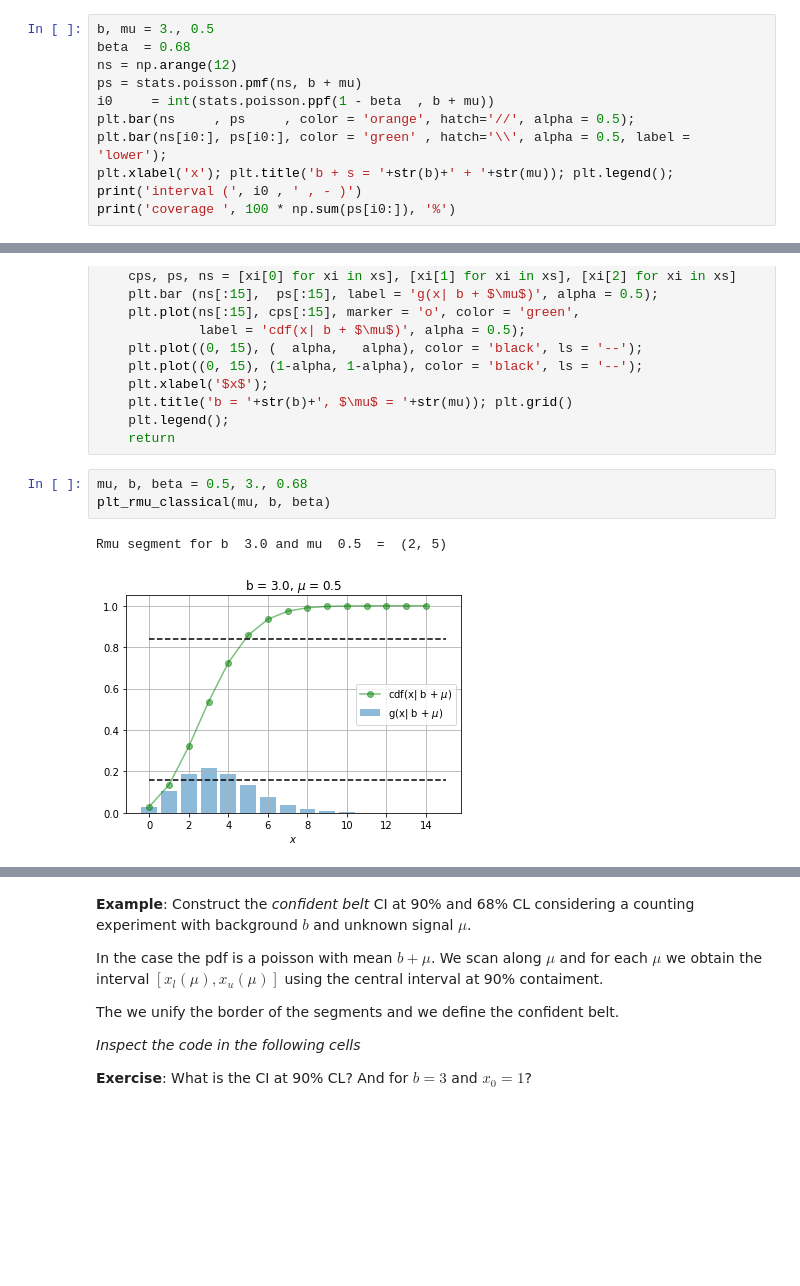
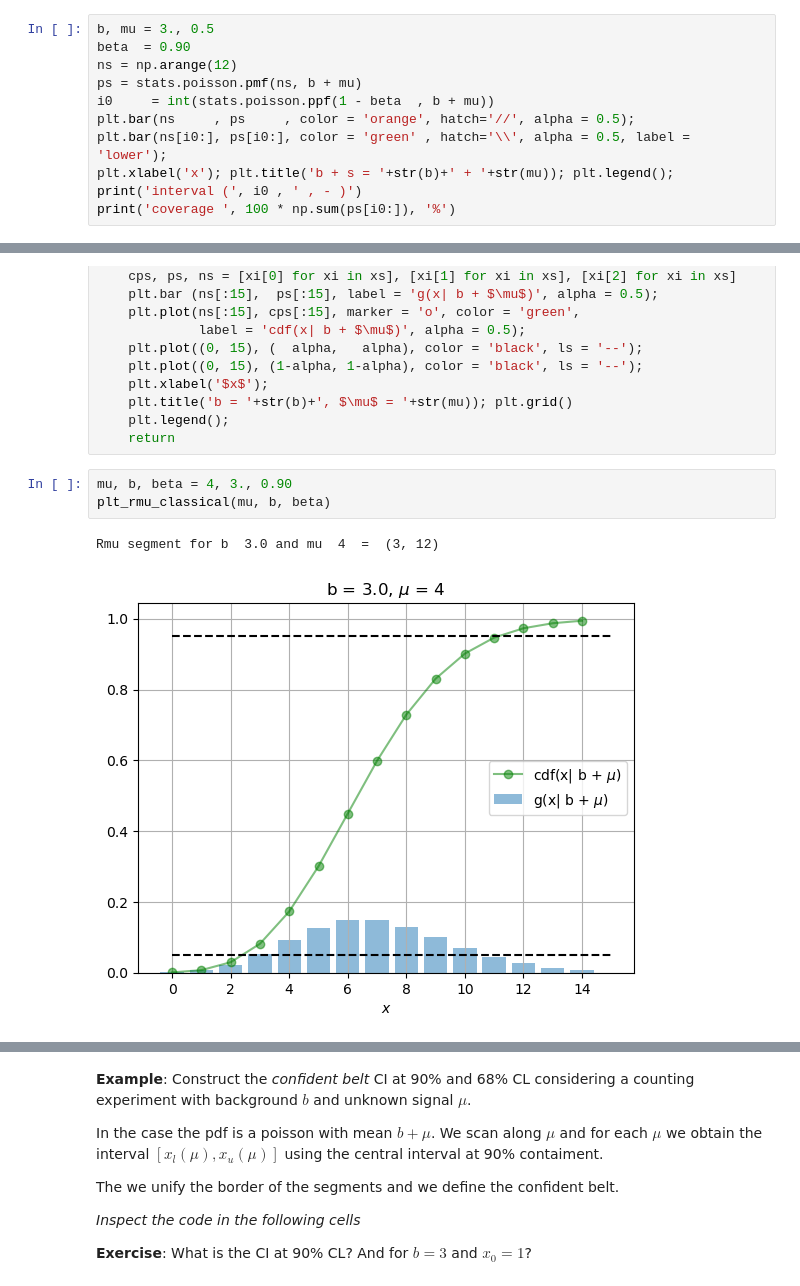
Before and after one commit to jahernando/USC-TA, a Jupyter notebook: ta_confidence_intervals.ipynb, the cells around one changed output, grey strips where cells are left out. Saved outputs shown, nothing was run; the diff lists cells and outputs as text; blank space fills up the shorter version.

```diff
--- a/ta_confidence_intervals.ipynb
+++ b/ta_confidence_intervals.ipynb
@@ -145,6 +147,6 @@ coverage  72.54449533096047 %
 # %%
 b, mu = 3., 0.5
-beta  = 0.68
+beta  = 0.90
 ns = np.arange(12)
 ps = stats.poisson.pmf(ns, b + mu)
 i0     = int(stats.poisson.ppf(1 - beta  , b + mu))
@@ -175,11 +177,11 @@ def plt_rmu_classical(mu, b, beta = 0.90):
     plt.legend();
     return
 # %%
-mu, b, beta = 0.5, 3., 0.68
+mu, b, beta = 4, 3., 0.90
 plt_rmu_classical(mu, b, beta)
 # %% [output]
-Rmu segment for b  3.0 and mu  0.5  =  (2, 5)
+Rmu segment for b  3.0 and mu  4  =  (3, 12)
-[figure, old version]
+[figure, new version]
 # %% [markdown]
 We define the **confidence belt** scaning along the $\mu$ values and for each one, konwing the pdf $g(x \ \mu)$, computing the interval $[x_l(\mu), x_u(\mu)]$ that provides a $\beta$ % contaiment.
 
```
Also changed, not shown: parts of 33 cells of this notebook, 5 other files.
